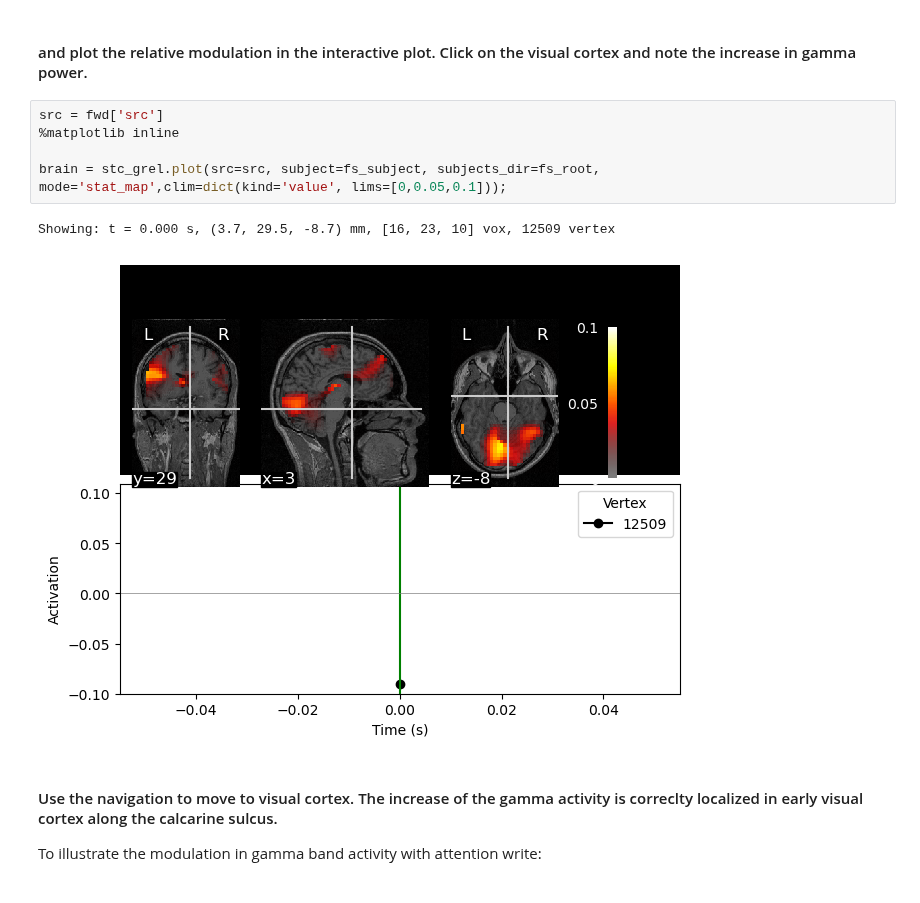
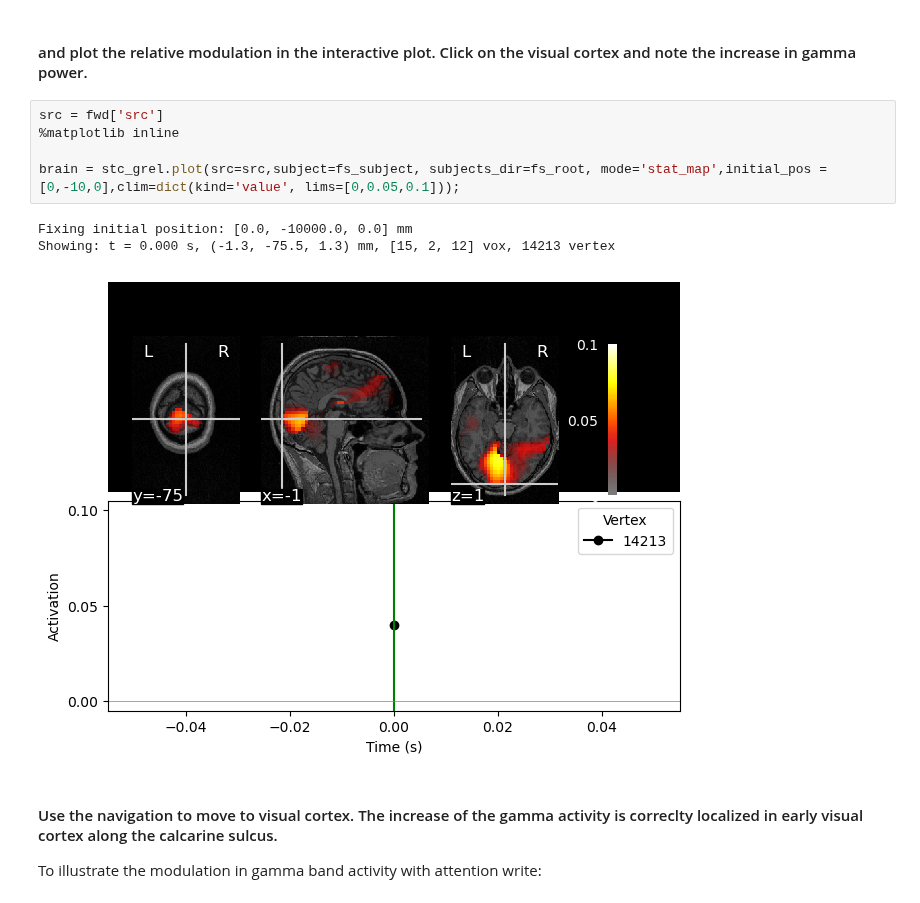
Before and after one commit to laurabpaulsen/Cerca, a Jupyter notebook: Cerca_Inverse_model.ipynb, the cells around one changed output. Saved outputs shown, nothing was run; the diff lists cells and outputs as text.

Commit message:
plots fixed

```diff
--- a/Cerca_Inverse_model.ipynb
+++ b/Cerca_Inverse_model.ipynb
@@ -340,11 +340,12 @@ stc_gRvsL = (stc_gright_act - stc_gleft_act) / (stc_gright_act + stc_gleft_act)
 # %%
 src = fwd['src']
 %matplotlib inline
 
-brain = stc_grel.plot(src=src, subject=fs_subject, subjects_dir=fs_root, mode='stat_map',clim=dict(kind='value', lims=[0,0.05,0.1]));
+brain = stc_grel.plot(src=src,subject=fs_subject, subjects_dir=fs_root, mode='stat_map',initial_pos = [0,-10,0],clim=dict(kind='value', lims=[0,0.05,0.1]));
 # %% [output]
-Showing: t = 0.000 s, (3.7, 29.5, -8.7) mm, [16, 23, 10] vox, 12509 vertex
+Fixing initial position: [0.0, -10000.0, 0.0] mm
+Showing: t = 0.000 s, (-1.3, -75.5, 1.3) mm, [15, 2, 12] vox, 14213 vertex
-[figure, old version]
+[figure, new version]
 # %% [markdown]
 #### Use the navigation to move to visual cortex. The increase of the gamma activity is correclty localized in early visual cortex along the calcarine sulcus.
 
```
Also changed, not shown: parts of 3 cells of this notebook.
